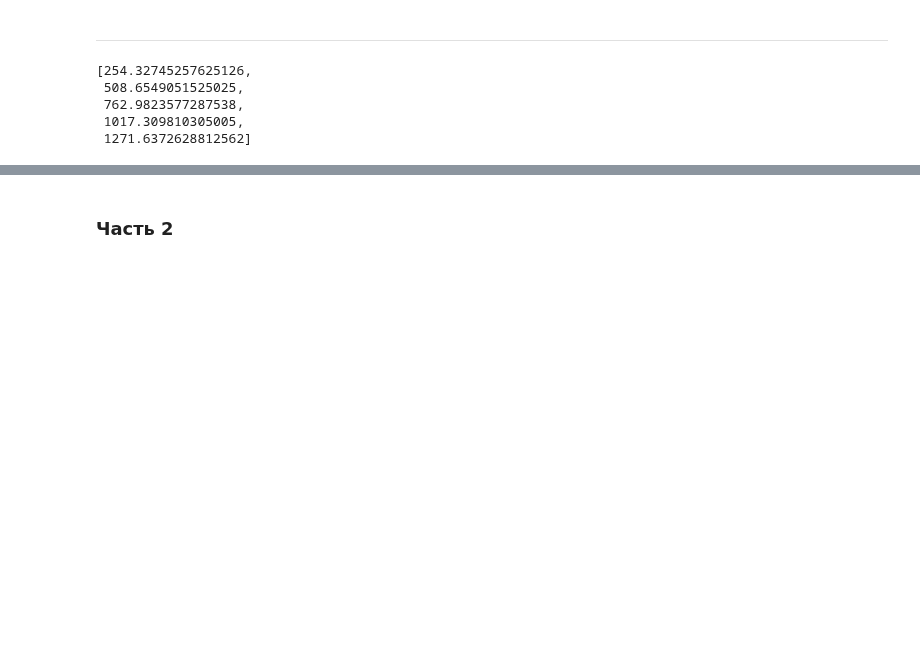
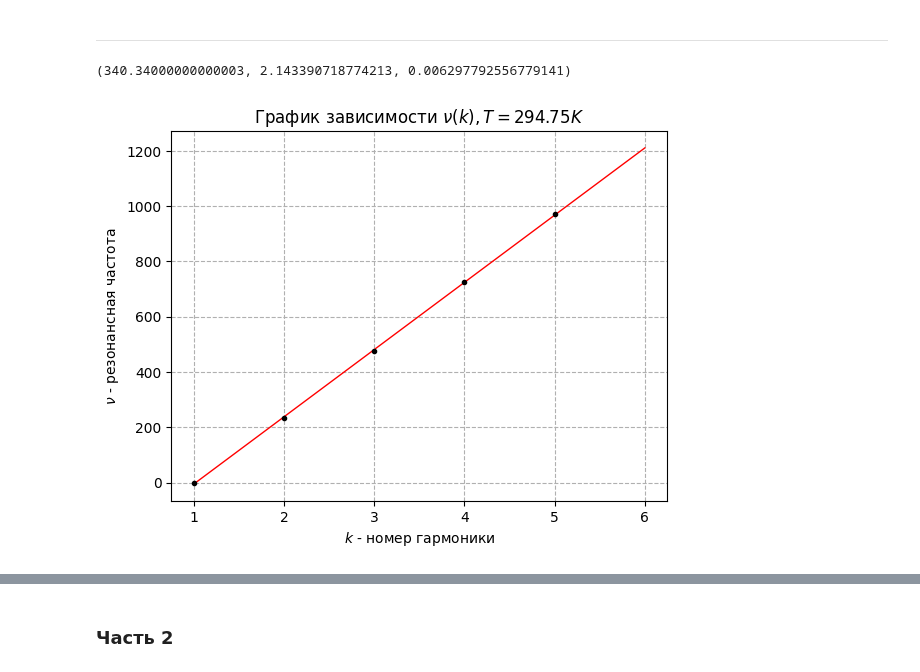
Before and after one commit to UjeNeTORT/labs, a Jupyter notebook: sem_2/2.1.2/laba.ipynb, the cells around one changed output, grey strips where cells are left out. Saved outputs shown, nothing was run; the diff lists cells and outputs as text; code cells hidden in the pictures; blank space fills up the shorter version.

```diff
--- a/sem_2/2.1.2/laba.ipynb
+++ b/sem_2/2.1.2/laba.ipynb
@@ -116,8 +60,0 @@ nu_n_4_measured = [272,
-# %%
-nu_n_4
-# %% [output]
-[254.32745257625126,
- 508.6549051525025,
- 762.9823577287538,
- 1017.309810305005,
- 1271.6372628812562]
@@ -123,0 +80,32 @@ nu_n_4
+# %%
+def get_graph_2 (nu_measured, Temperature):
+    plt.figure()
+    plt.xlabel("$k$ - номер гармоники")
+    plt.ylabel("$ \\nu $ - резонансная частота")
+    plt.title('График зависимости $\\nu(k), T = ' + str(Temperature) + 'K $')
+    plt.grid(True, linestyle = '--')
+    plt.errorbar(range(1, 6), [nu_measured[i] - nu_measured[0] for i in range(0,5)], yerr=[delta_nu_measured]*5, fmt=".k", label="Экспериментальные точки")
+
+    x = np.array([1, 6])
+
+    k, b, kerr, berr = LeastSquares(range(1,6), [nu_measured[i] - nu_measured[0] for i in range(0,5)])
+    plt.plot(x, k*x + b, "-r", linewidth = 1)
+    return k, kerr, b, berr
+# %%
+T_1 = T_0
+nu_n_1_measured = [263, 497, 740, 988, 1233]
+
+T_2 = 30.1 + 273.15 # k
+nu_n_2_measured = [265, 503, 749, 999, 1249]
+
+T_3 = 40.1 + 273.15 # k
+nu_n_3_measured = [269, 511, 761, 1014, 1268]
+
+T_4 = 50.1 + 273.15 # k
+nu_n_4_measured = [272, 519, 771, 1031, 1287]
+# %%
+k, kerr, b, berr = get_graph_2 (nu_n_1_measured, T_1)
+k * 2 * L, np.sqrt((2 * L * kerr)**2 + (2 * k * delta_L)**2), np.sqrt((2 * L * kerr)**2 + (2 * k * delta_L)**2) / (k * 2 * L)
+# %% [output]
+(340.34000000000003, 2.143390718774213, 0.006297792556779141)
+[figure, added]
```
Also changed, not shown: parts of 20 cells of this notebook, 1 other file.
